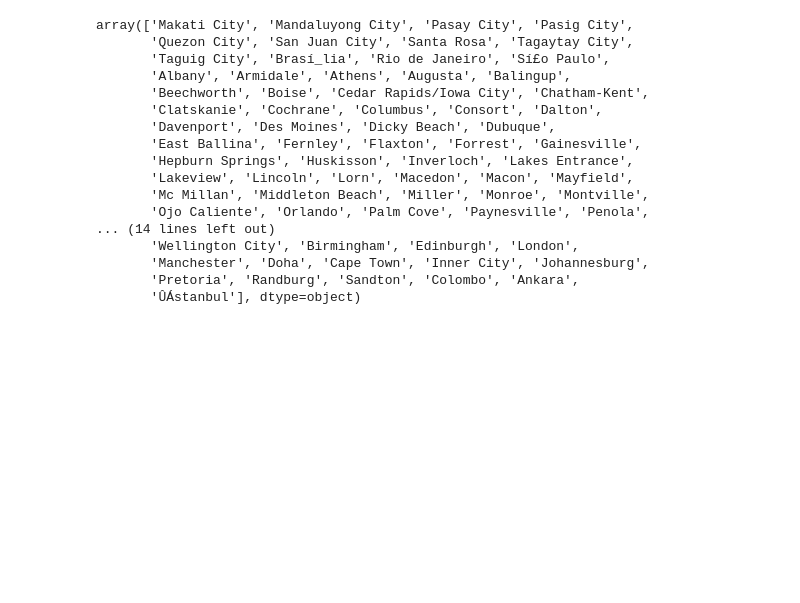
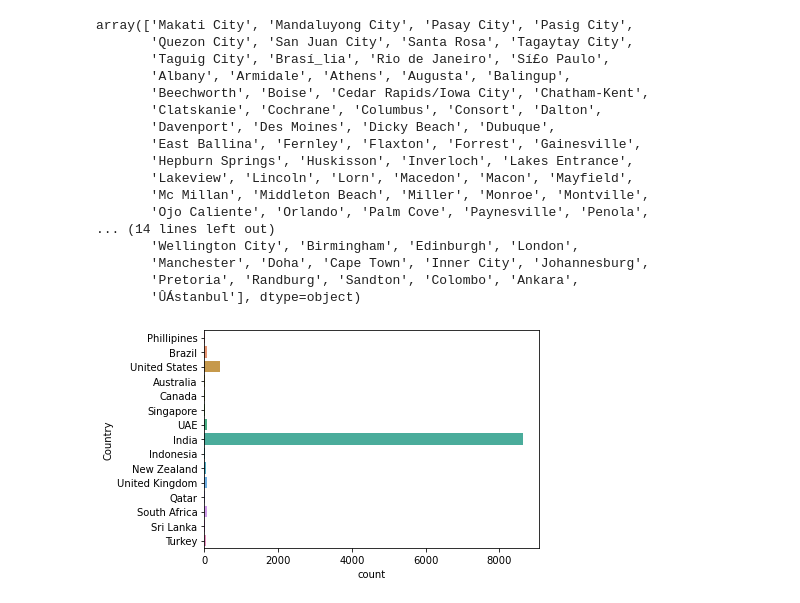
Before and after one commit to bhavesh-1995/fireblazework, a Jupyter notebook: fireblaze work/project/Zomato Project/Untitled.ipynb, the cells around one changed output. Drawn from its saved outputs; the diff is of its cells as text; code cells hidden in the pictures; blank space fills up the shorter version.

```diff
--- a/fireblaze work/project/Zomato Project/Untitled.ipynb
+++ b/fireblaze work/project/Zomato Project/Untitled.ipynb
@@ -138,3 +146,8 @@ array(['Makati City', 'Mandaluyong City', 'Pasay City', 'Pasig City',
        'Manchester', 'Doha', 'Cape Town', 'Inner City', 'Johannesburg',
        'Pretoria', 'Randburg', 'Sandton', 'Colombo', 'Ankara',
        'ÛÁstanbul'], dtype=object)
+# %%
+# which country has the highest number of restaurants
+sns.countplot(y='Country', data=df);
+# %% [output]
+[figure, added]
```
Also changed, not shown: parts of 11 cells of this notebook.
